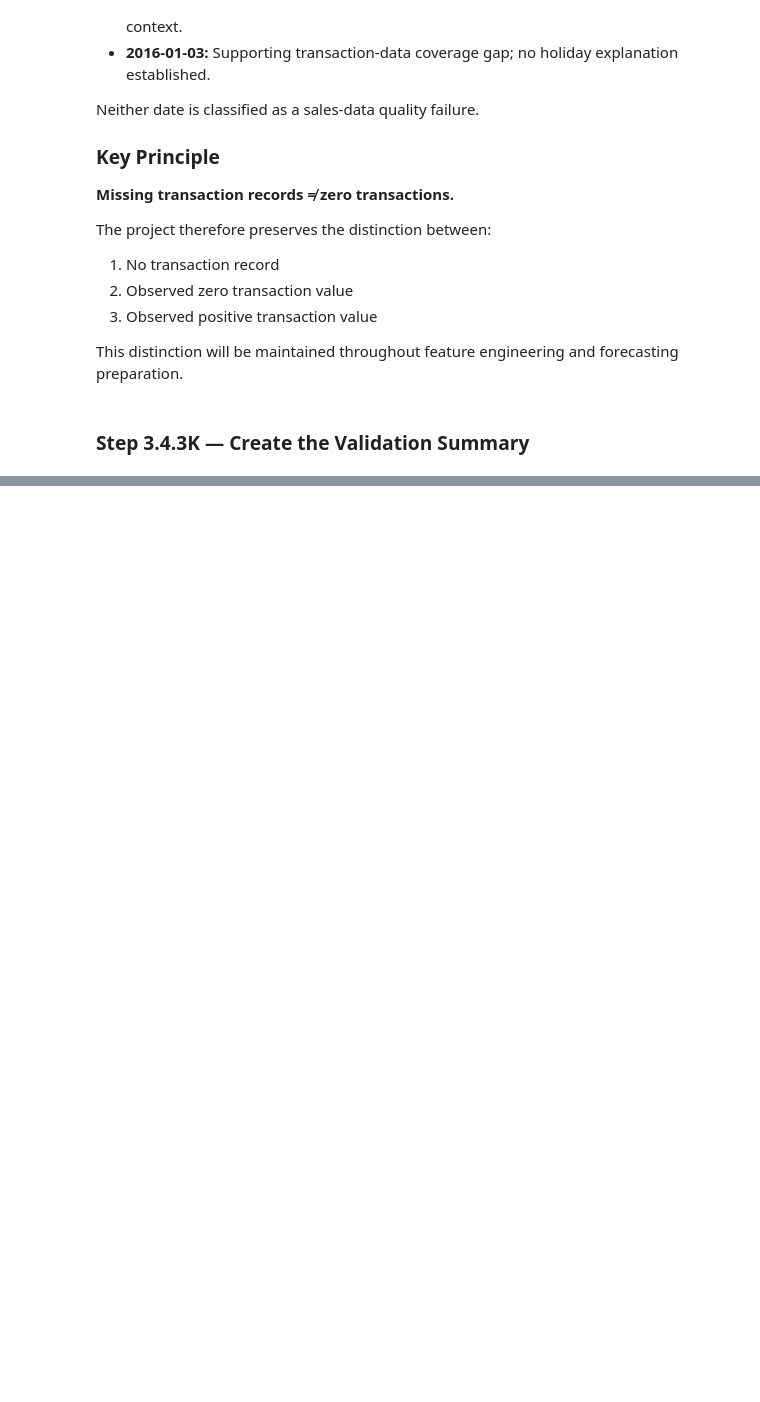
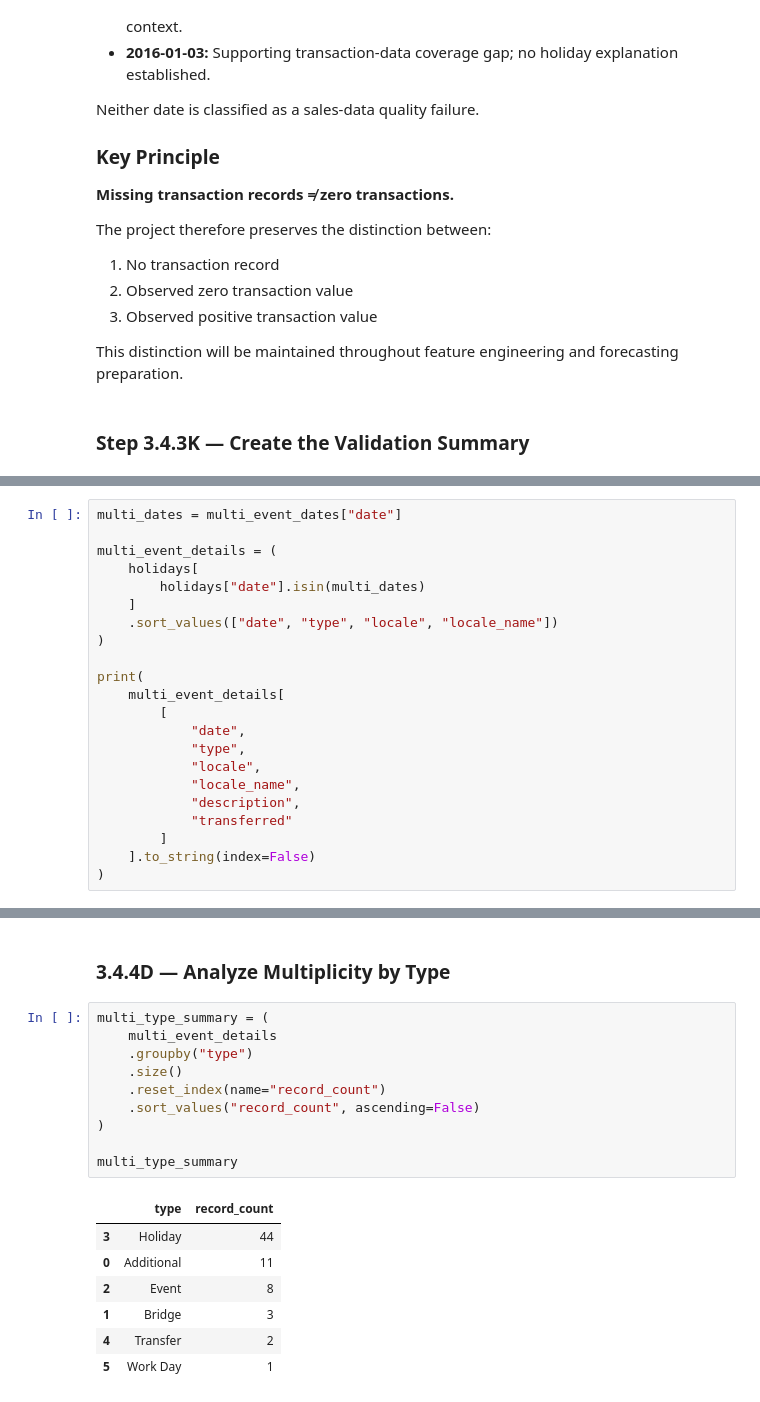
Before and after one commit to Abu-Hozaifa-Retail-Analyst/retail-sales-forecasting, a Jupyter notebook: notebooks/01_data_quality/02_initial_data_profiling.ipynb, the cells around one changed output, grey strips where cells are left out. Cells and saved outputs as stored; diff of their text form; blank space fills up the shorter version.

Commit message:
Document holiday event multiplicity and join risk

```diff
--- a/notebooks/01_data_quality/02_initial_data_profiling.ipynb
+++ b/notebooks/01_data_quality/02_initial_data_profiling.ipynb
@@ -4247,0 +4305,22 @@ transaction_validation_summary
+# %%
+multi_dates = multi_event_dates["date"]
+
+multi_event_details = (
+    holidays[
+        holidays["date"].isin(multi_dates)
+    ]
+    .sort_values(["date", "type", "locale", "locale_name"])
+)
+
+print(
+    multi_event_details[
+        [
+            "date",
+            "type",
+            "locale",
+            "locale_name",
+            "description",
+            "transferred"
+        ]
+    ].to_string(index=False)
+)
@@ -4247,0 +4363,20 @@ transaction_validation_summary
+# %% [markdown]
+### 3.4.4D — Analyze Multiplicity by Type
+# %%
+multi_type_summary = (
+    multi_event_details
+    .groupby("type")
+    .size()
+    .reset_index(name="record_count")
+    .sort_values("record_count", ascending=False)
+)
+
+multi_type_summary
+# %% [output]
+|  | type | record_count |
+| 3 | Holiday | 44 |
+| 0 | Additional | 11 |
+| 2 | Event | 8 |
+| 1 | Bridge | 3 |
+| 4 | Transfer | 2 |
+| 5 | Work Day | 1 |
```
Also changed, not shown: parts of 26 cells of this notebook, 1 other file.
